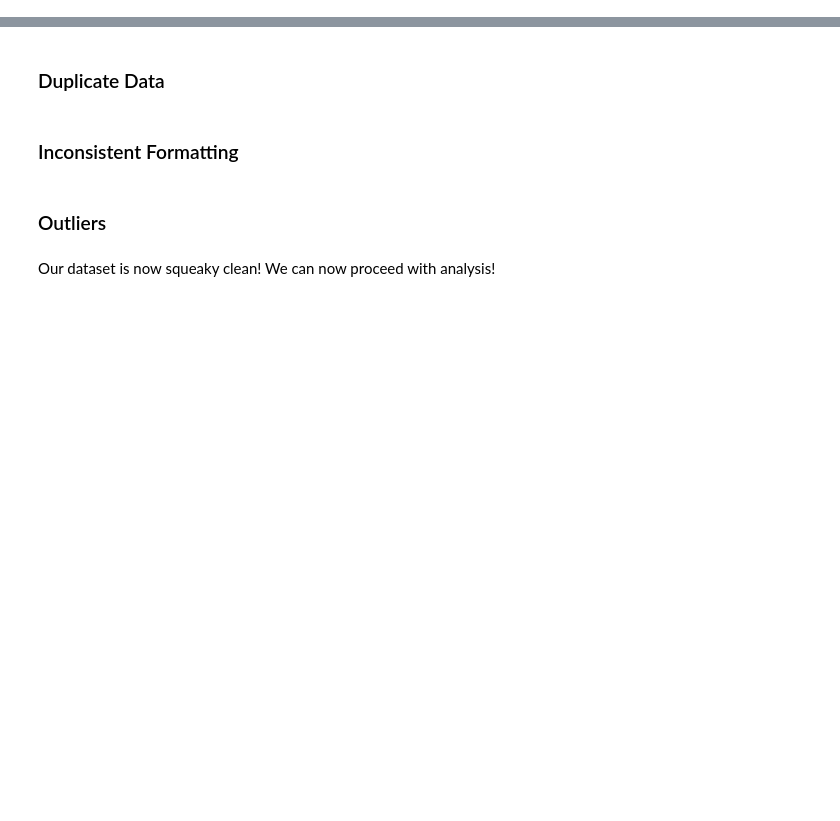
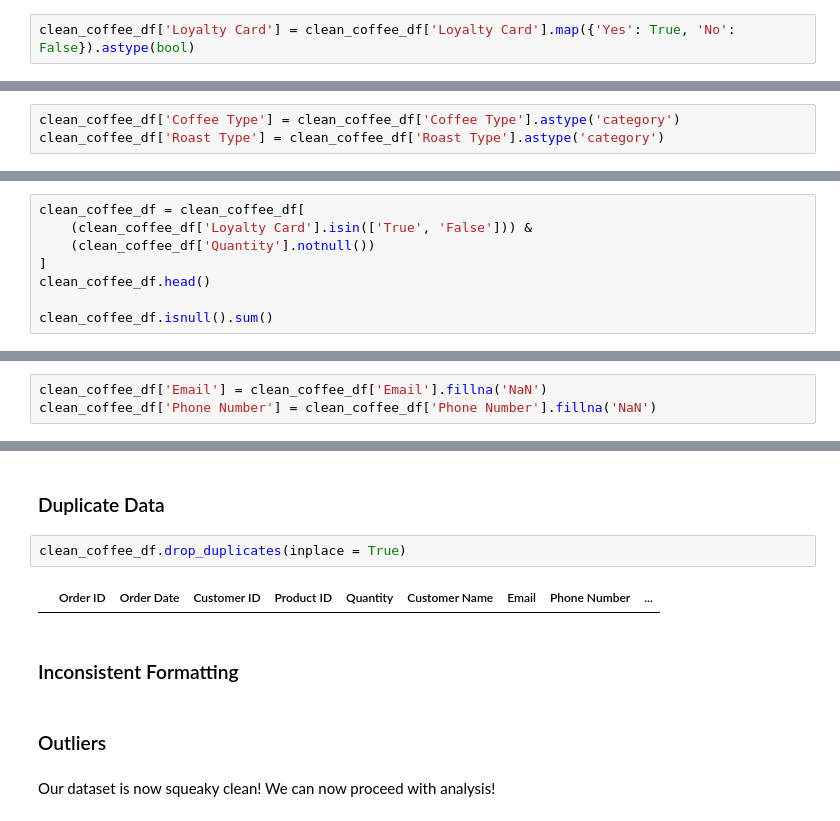
Before and after one commit to Emman-28/CSMODEL-MP, a Jupyter notebook: CSMODEL MP.ipynb, the cells around one changed output, grey strips where cells are left out. Drawn from its saved outputs; the diff is of its cells as text; blank space fills up the shorter version.

```diff
--- a/CSMODEL MP.ipynb
+++ b/CSMODEL MP.ipynb
@@ -147,0 +308,2 @@ Before performing analysis, it is essential to clean the dataset so we ensure ac
+# %%
+clean_coffee_df['Loyalty Card'] = clean_coffee_df['Loyalty Card'].map({'Yes': True, 'No': False}).astype(bool)
@@ -147,0 +330,3 @@ Before performing analysis, it is essential to clean the dataset so we ensure ac
+# %%
+clean_coffee_df['Coffee Type'] = clean_coffee_df['Coffee Type'].astype('category')
+clean_coffee_df['Roast Type'] = clean_coffee_df['Roast Type'].astype('category')
@@ -148,2 +405,10 @@ Before performing analysis, it is essential to clean the dataset so we ensure ac
 # %% [markdown]
 ### Missing Data
+# %%
+clean_coffee_df = clean_coffee_df[
+    (clean_coffee_df['Loyalty Card'].isin(['True', 'False'])) &
+    (clean_coffee_df['Quantity'].notnull())
+]
+clean_coffee_df.head()
+
+clean_coffee_df.isnull().sum()
@@ -149,0 +436,3 @@ Before performing analysis, it is essential to clean the dataset so we ensure ac
+# %%
+clean_coffee_df['Email'] = clean_coffee_df['Email'].fillna('NaN')
+clean_coffee_df['Phone Number'] = clean_coffee_df['Phone Number'].fillna('NaN')
@@ -150,5 +462,9 @@ Before performing analysis, it is essential to clean the dataset so we ensure ac
 # %% [markdown]
 ### Duplicate Data
+# %%
+clean_coffee_df.drop_duplicates(inplace = True)
+# %% [output]
+|  | Order ID | Order Date | Customer ID | Product ID | Quantity | Customer Name | Email | Phone Number | ... |
 # %% [markdown]
 ### Inconsistent Formatting
 # %% [markdown]
```
Also changed, not shown: parts of 127 cells of this notebook.
